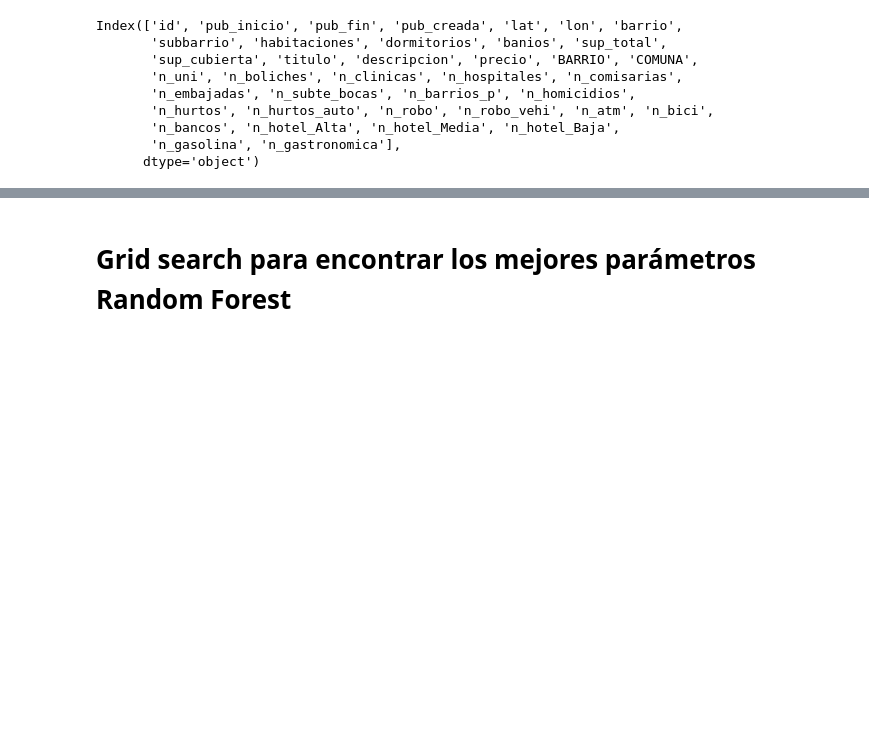
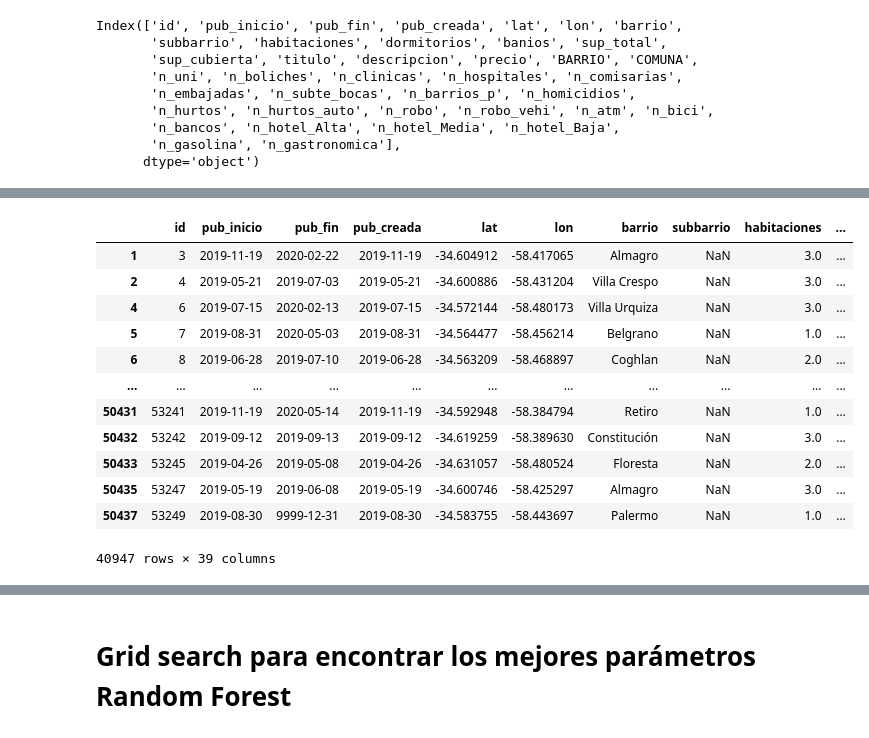
Before and after one commit to arielfaur/fmap-propiedades-kaggle, a Jupyter notebook: precio_propiedades_regresion.ipynb, the cells around one changed output, grey strips where cells are left out. Drawn from its saved outputs; the diff is of its cells as text; code cells hidden in the pictures; blank space fills up the shorter version.

```diff
--- a/precio_propiedades_regresion.ipynb
+++ b/precio_propiedades_regresion.ipynb
@@ -164,3 +236,25 @@ Index(['id', 'pub_inicio', 'pub_fin', 'pub_creada', 'lat', 'lon', 'barrio',
+# %%
+    # remover observaciones Puerto Madero
+# df_train = df_train[df_train['BARRIO']!='puerto madero']
+
+df_train['descripcion'].fillna('', inplace=True)
+
+df_train.drop(df_train[(df_train.BARRIO=='puerto madero') | (df_train.sup_total > 100)].index, inplace=True)
+df_train
+# %% [output]
+|  | id | pub_inicio | pub_fin | pub_creada | lat | lon | barrio | subbarrio | habitaciones | ... |
+| 1 | 3 | 2019-11-19 | 2020-02-22 | 2019-11-19 | -34.604912 | -58.417065 | Almagro | NaN | 3.0 | ... |
+| 2 | 4 | 2019-05-21 | 2019-07-03 | 2019-05-21 | -34.600886 | -58.431204 | Villa Crespo | NaN | 3.0 | ... |
+| 4 | 6 | 2019-07-15 | 2020-02-13 | 2019-07-15 | -34.572144 | -58.480173 | Villa Urquiza | NaN | 3.0 | ... |
+| 5 | 7 | 2019-08-31 | 2020-05-03 | 2019-08-31 | -34.564477 | -58.456214 | Belgrano | NaN | 1.0 | ... |
+| 6 | 8 | 2019-06-28 | 2019-07-10 | 2019-06-28 | -34.563209 | -58.468897 | Coghlan | NaN | 2.0 | ... |
+| ... | ... | ... | ... | ... | ... | ... | ... | ... | ... | ... |
+| 50431 | 53241 | 2019-11-19 | 2020-05-14 | 2019-11-19 | -34.592948 | -58.384794 | Retiro | NaN | 1.0 | ... |
+| 50432 | 53242 | 2019-09-12 | 2019-09-13 | 2019-09-12 | -34.619259 | -58.389630 | Constitución | NaN | 3.0 | ... |
+| 50433 | 53245 | 2019-04-26 | 2019-05-08 | 2019-04-26 | -34.631057 | -58.480524 | Floresta | NaN | 2.0 | ... |
+| 50435 | 53247 | 2019-05-19 | 2019-06-08 | 2019-05-19 | -34.600746 | -58.425297 | Almagro | NaN | 3.0 | ... |
+| 50437 | 53249 | 2019-08-30 | 9999-12-31 | 2019-08-30 | -34.583755 | -58.443697 | Palermo | NaN | 1.0 | ... |
+40947 rows × 39 columns
 # %%
 ids, df_train = preprocessing(df_train)
 # %%
```
Also changed, not shown: parts of 9 cells of this notebook.
